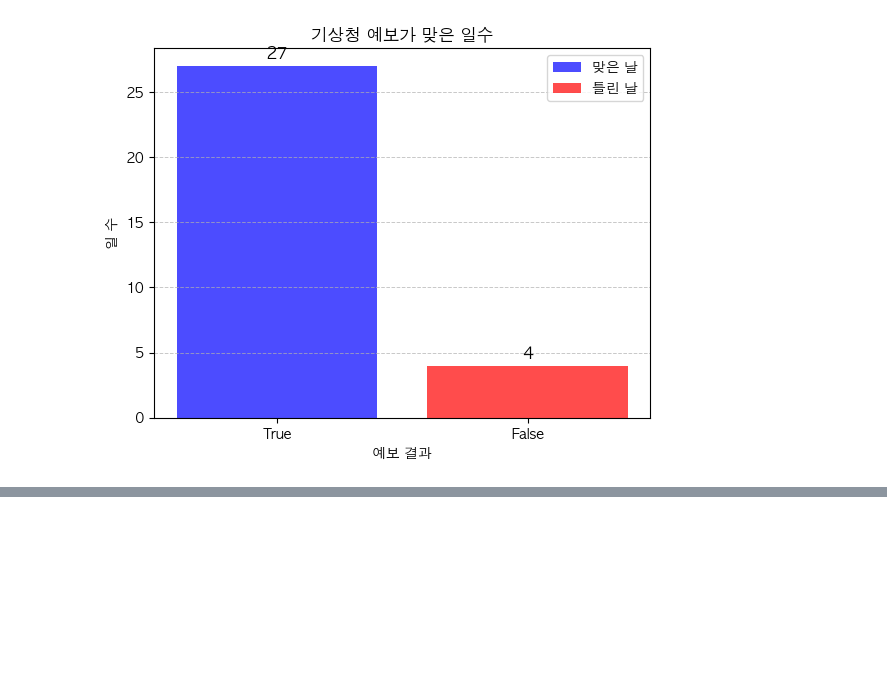
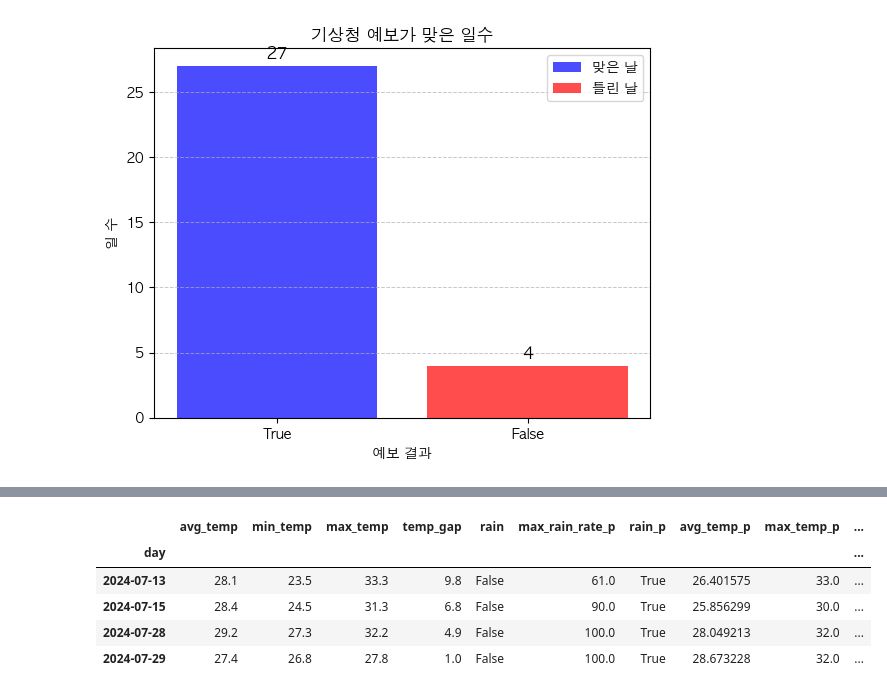
Before and after one commit to ehdnd/24FS_PY_SWandAI, a Jupyter notebook: project/융특_팀 프로젝트_최종.ipynb, the cells around one changed output, grey strips where cells are left out. Cells and saved outputs as stored; diff of their text form; code cells hidden in the pictures; blank space fills up the shorter version.

```diff
--- a/project/융특_팀 프로젝트_최종.ipynb
+++ b/project/융특_팀 프로젝트_최종.ipynb
@@ -1213,0 +1264,10 @@ plt.show()
+# %%
+incorrect_rain_forecasts = final_merged[final_merged["rain"] != final_merged["rain_p"]]
+incorrect_rain_forecasts
+# %% [output]
+|  | avg_temp | min_temp | max_temp | temp_gap | rain | max_rain_rate_p | rain_p | avg_temp_p | max_temp_p | ... |
+| day |  |  |  |  |  |  |  |  |  | ... |
+| 2024-07-13 | 28.1 | 23.5 | 33.3 | 9.8 | False | 61.0 | True | 26.401575 | 33.0 | ... |
+| 2024-07-15 | 28.4 | 24.5 | 31.3 | 6.8 | False | 90.0 | True | 25.856299 | 30.0 | ... |
+| 2024-07-28 | 29.2 | 27.3 | 32.2 | 4.9 | False | 100.0 | True | 28.049213 | 32.0 | ... |
+| 2024-07-29 | 27.4 | 26.8 | 27.8 | 1.0 | False | 100.0 | True | 28.673228 | 32.0 | ... |
```
Also changed, not shown: parts of 3 cells of this notebook, 2 other files.
